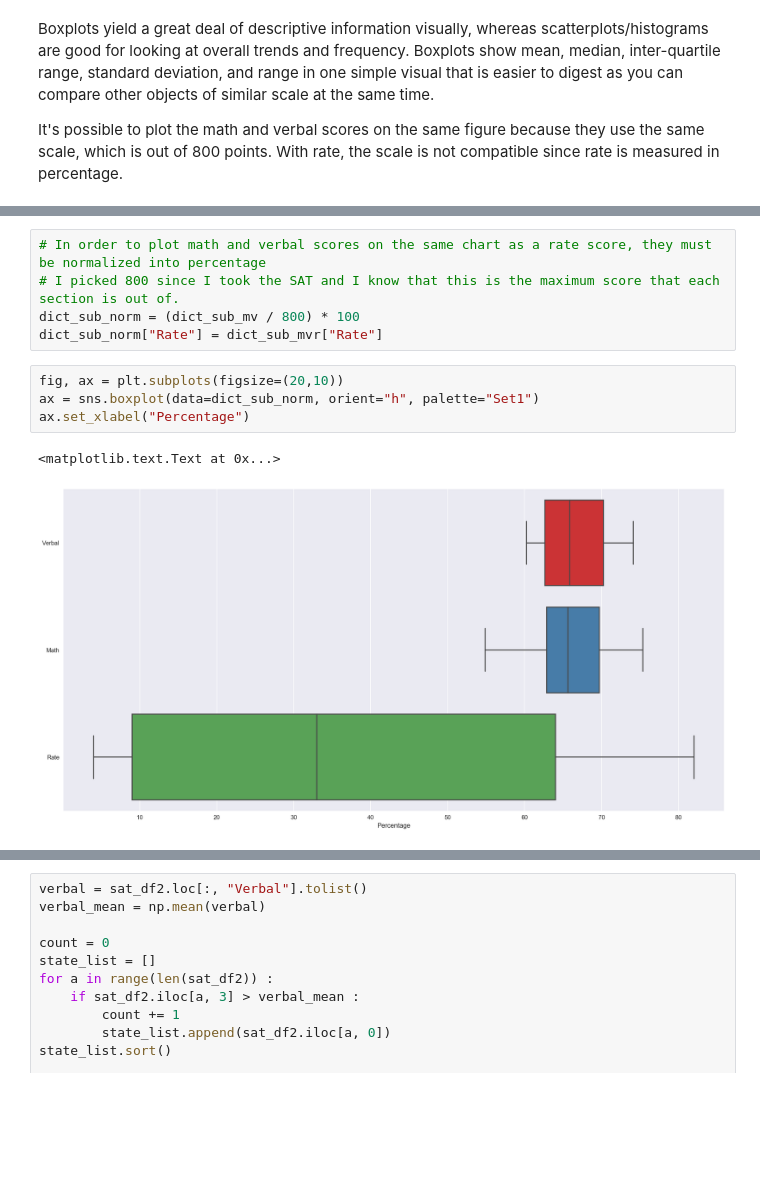
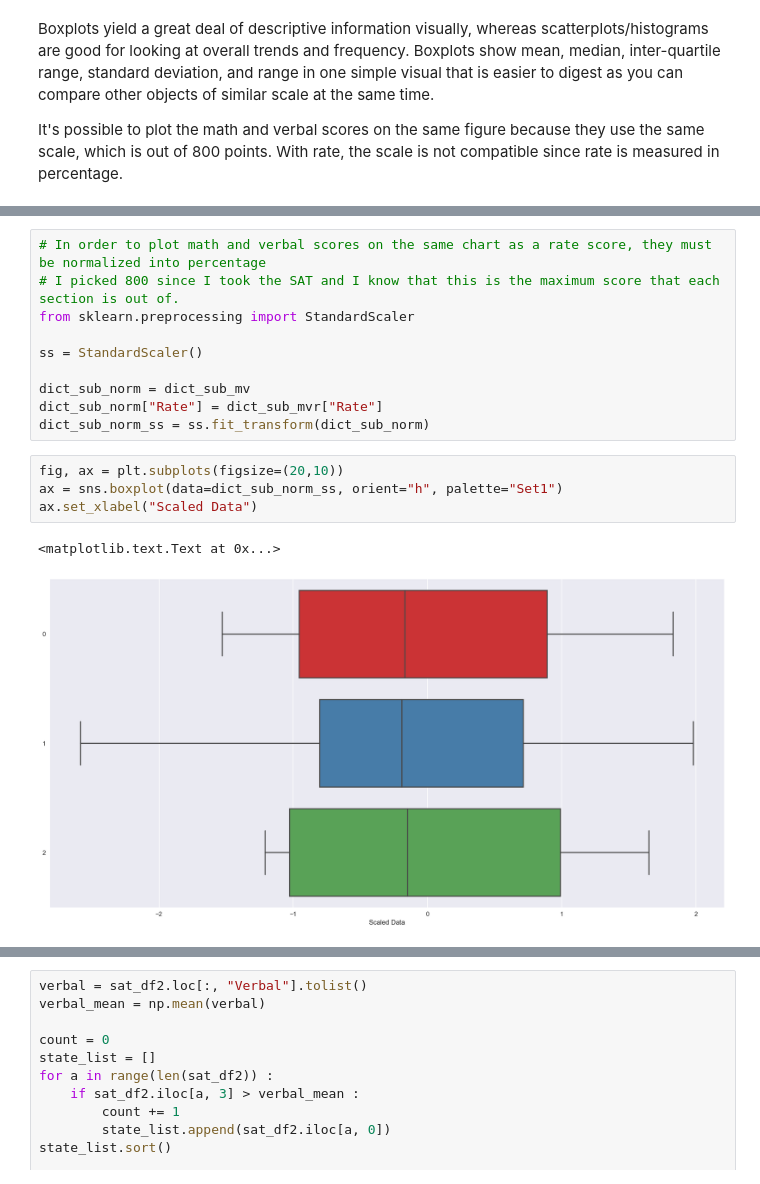
Before and after one commit to guangyic/project2, a Jupyter notebook: CHUA_Guangyi_Project2.ipynb, the cells around one changed output, grey strips where cells are left out. Cells and saved outputs as stored; diff of their text form; blank space fills up the shorter version.

Commit message:
Fixed normalization graph error

```diff
--- a/CHUA_Guangyi_Project2.ipynb
+++ b/CHUA_Guangyi_Project2.ipynb
@@ -349,15 +349,20 @@ Think about how you might change the variables so that they would make sense on
 # %%
 # In order to plot math and verbal scores on the same chart as a rate score, they must be normalized into percentage
 # I picked 800 since I took the SAT and I know that this is the maximum score that each section is out of.
-dict_sub_norm = (dict_sub_mv / 800) * 100
+from sklearn.preprocessing import StandardScaler
+
+ss = StandardScaler()
+
+dict_sub_norm = dict_sub_mv
 dict_sub_norm["Rate"] = dict_sub_mvr["Rate"]
+dict_sub_norm_ss = ss.fit_transform(dict_sub_norm)
 # %%
 fig, ax = plt.subplots(figsize=(20,10))
-ax = sns.boxplot(data=dict_sub_norm, orient="h", palette="Set1")
-ax.set_xlabel("Percentage")
+ax = sns.boxplot(data=dict_sub_norm_ss, orient="h", palette="Set1")
+ax.set_xlabel("Scaled Data")
 # %% [output]
 <matplotlib.text.Text at 0x...>
-[figure, old version]
+[figure, new version]
 # %% [markdown]
 <img src="http://imgur.com/l5NasQj.png" style="float: left; margin: 25px 15px 0px 0px; height: 25px">
 
```
